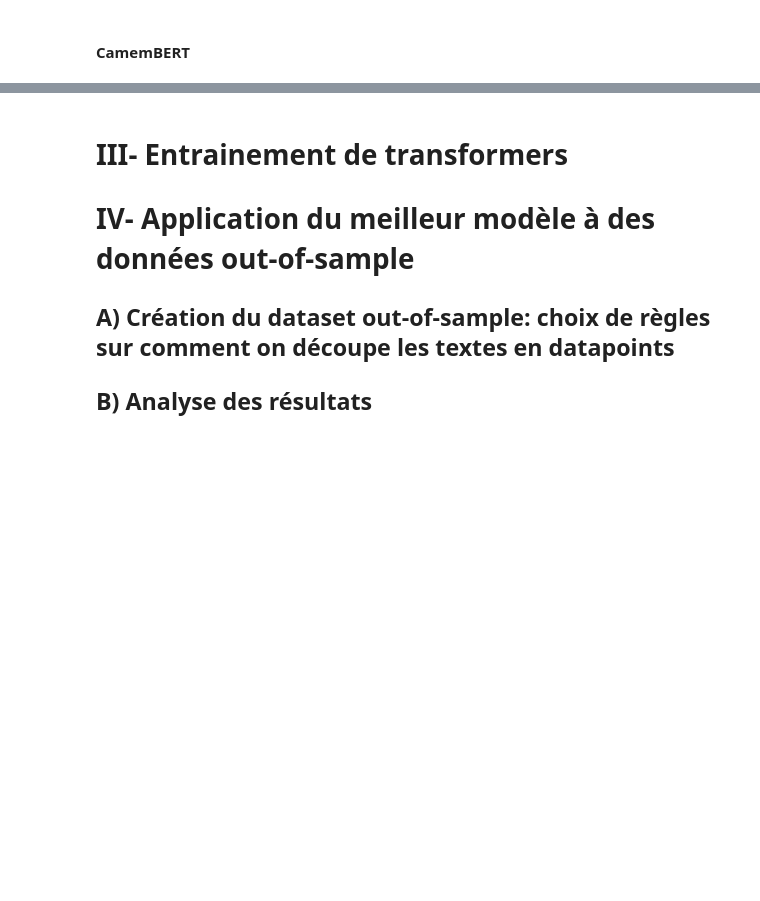
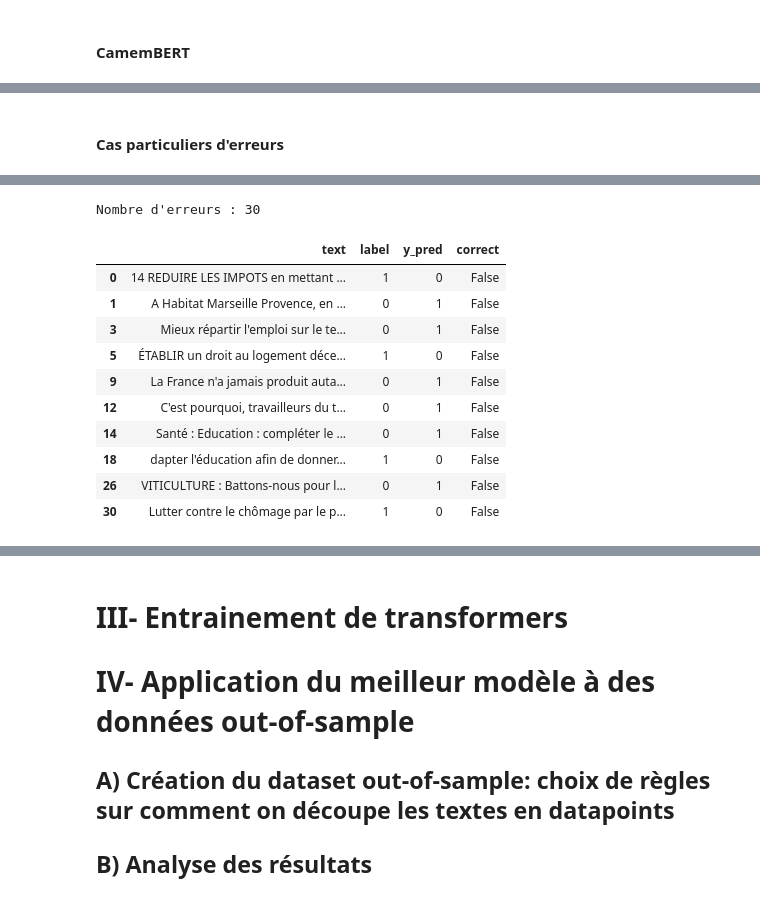
Before and after one commit to Julien-website/NLP_ENSAE_Project, a Jupyter notebook: notebook JL.ipynb, the cells around one changed output, grey strips where cells are left out. Drawn from its saved outputs; the diff is of its cells as text; code cells hidden in the pictures; blank space fills up the shorter version.

```diff
--- a/notebook JL.ipynb
+++ b/notebook JL.ipynb
@@ -1230,0 +1312,20 @@ print(confusion_matrix(y_true_camembert, y_pred_camembert))
+# %% [markdown]
+#### Cas particuliers d'erreurs
+# %%
+# Prédictions du modèle
+pred_output = trainer.predict(tokenized_test)
+y_pred = pred_output.predictions.argmax(axis=1)
+
+# DataFrame d'analyse des erreurs
+errors_df = test_df.copy()
+errors_df["y_pred"] = y_pred
+errors_df["correct"] = errors_df["label"] == errors_df["y_pred"]
+
+# On ne garde que les erreurs
+errors_only = errors_df[~errors_df["correct"]].copy()
+
+print("Nombre d'erreurs :", len(errors_only))
+
+pd.set_option('display.max_colwidth', None)
+display(errors_only.head(10))
+# %% [output]
@@ -1230,0 +1333,12 @@ print(confusion_matrix(y_true_camembert, y_pred_camembert))
+Nombre d'erreurs : 30
+|  | text | label | y_pred | correct |
+| 0 | 14 REDUIRE LES IMPOTS en mettant ... | 1 | 0 | False |
+| 1 | A Habitat Marseille Provence, en ... | 0 | 1 | False |
+| 3 | Mieux répartir l'emploi sur le te... | 0 | 1 | False |
+| 5 | ÉTABLIR un droit au logement déce... | 1 | 0 | False |
+| 9 | La France n'a jamais produit auta... | 0 | 1 | False |
+| 12 | C'est pourquoi, travailleurs du t... | 0 | 1 | False |
+| 14 | Santé : Education : compléter le ... | 0 | 1 | False |
+| 18 | dapter l'éducation afin de donner... | 1 | 0 | False |
+| 26 | VITICULTURE : Battons-nous pour l... | 0 | 1 | False |
+| 30 | Lutter contre le chômage par le p... | 1 | 0 | False |
```
Also changed, not shown: parts of 26 cells of this notebook.
